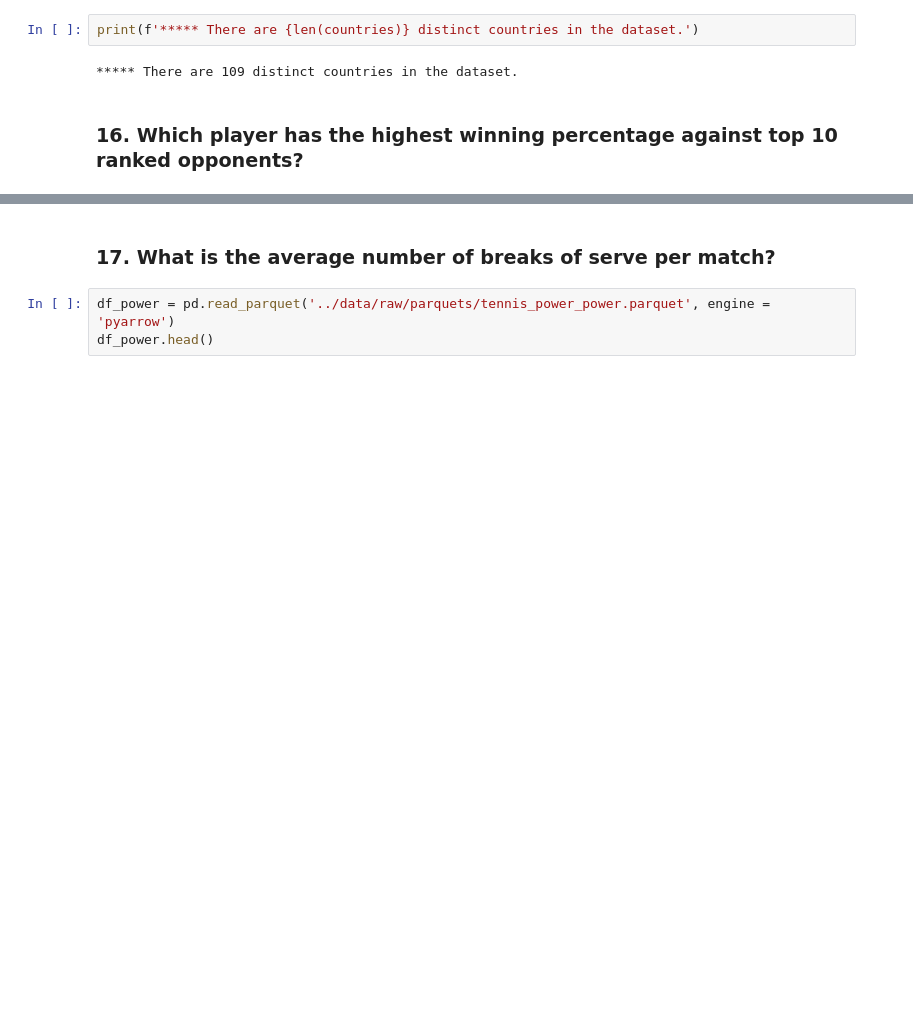
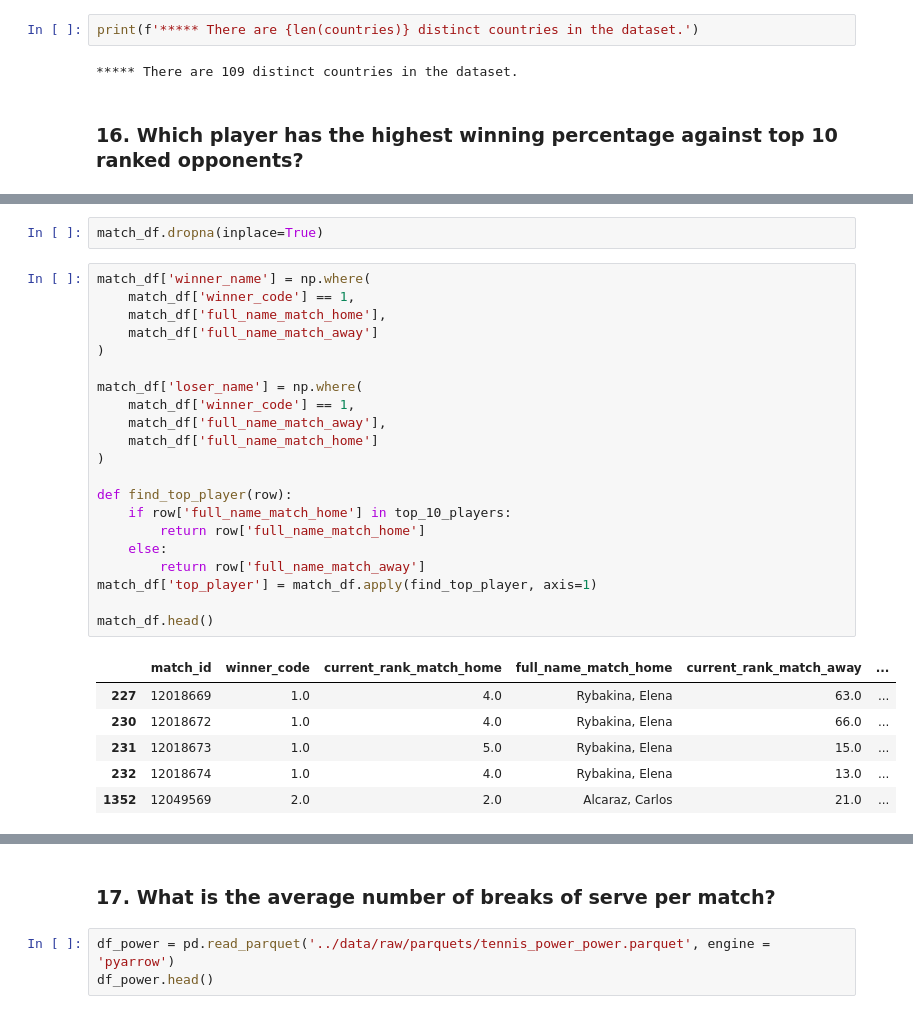
Before and after one commit to ParsaDEV15/Tennis-Project, a Jupyter notebook: notebooks/tennis_analysis.ipynb, the cells around one changed output, grey strips where cells are left out. Saved outputs shown, nothing was run; the diff lists cells and outputs as text; blank space fills up the shorter version.

```diff
--- a/notebooks/tennis_analysis.ipynb
+++ b/notebooks/tennis_analysis.ipynb
@@ -962,0 +941,30 @@ print(winning_count)
+# %%
+match_df.dropna(inplace=True)
+# %%
+match_df['winner_name'] = np.where(
+    match_df['winner_code'] == 1,
+    match_df['full_name_match_home'],
+    match_df['full_name_match_away']
+)
+
+match_df['loser_name'] = np.where(
+    match_df['winner_code'] == 1,
+    match_df['full_name_match_away'],
+    match_df['full_name_match_home']
+)
+
+def find_top_player(row):
+    if row['full_name_match_home'] in top_10_players:
+        return row['full_name_match_home']
+    else:
+        return row['full_name_match_away']
+match_df['top_player'] = match_df.apply(find_top_player, axis=1)
+
+match_df.head()
+# %% [output]
+|  | match_id | winner_code | current_rank_match_home | full_name_match_home | current_rank_match_away | ... |
+| 227 | 12018669 | 1.0 | 4.0 | Rybakina, Elena | 63.0 | ... |
+| 230 | 12018672 | 1.0 | 4.0 | Rybakina, Elena | 66.0 | ... |
+| 231 | 12018673 | 1.0 | 5.0 | Rybakina, Elena | 15.0 | ... |
+| 232 | 12018674 | 1.0 | 4.0 | Rybakina, Elena | 13.0 | ... |
+| 1352 | 12049569 | 2.0 | 2.0 | Alcaraz, Carlos | 21.0 | ... |
```
Also changed, not shown: parts of 19 cells of this notebook.
